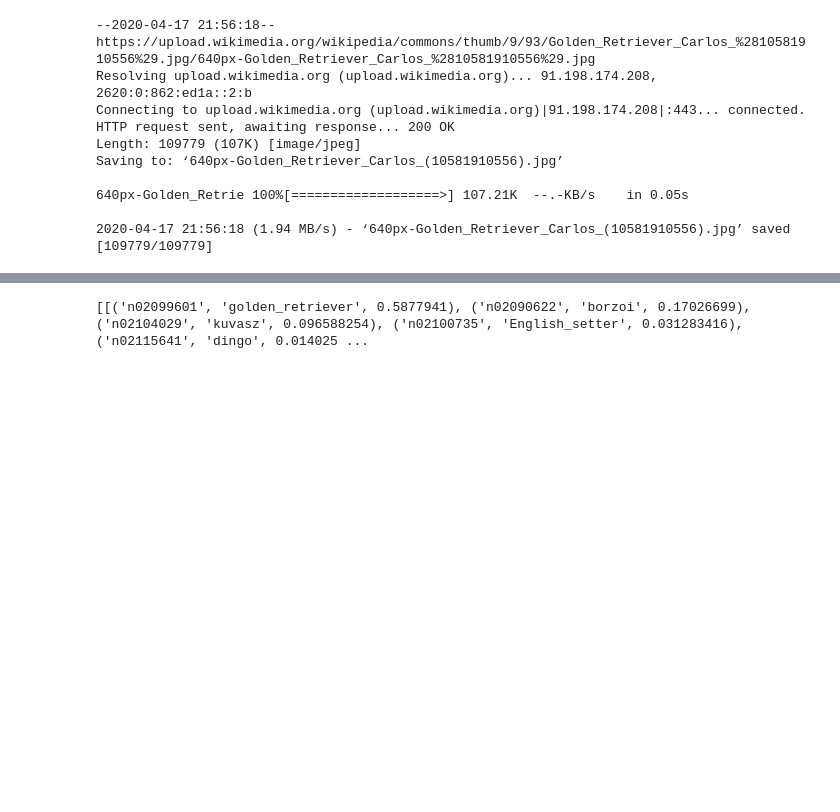
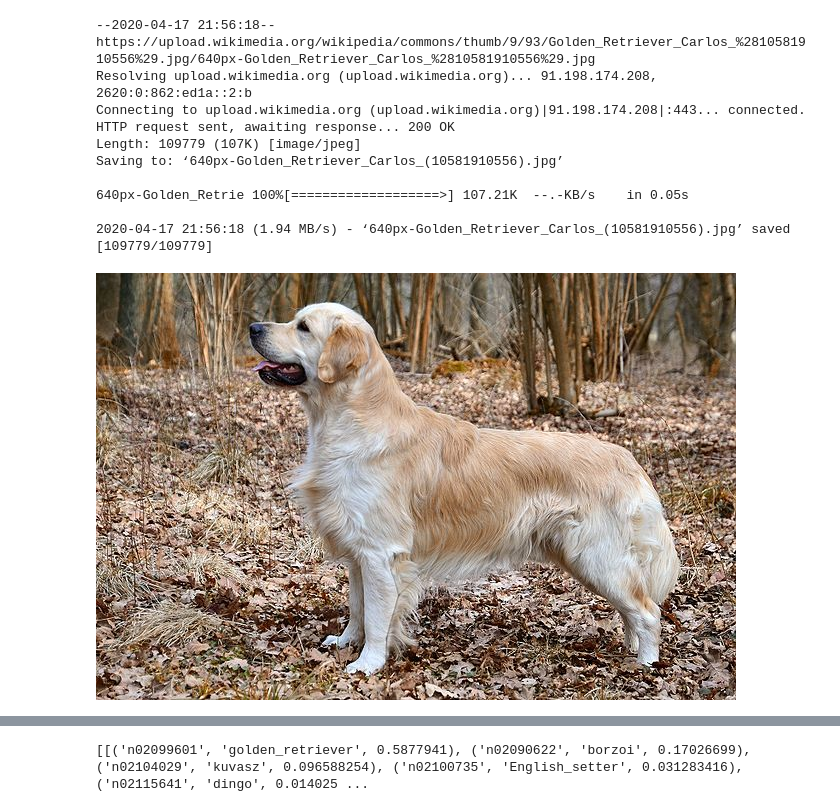
Before and after one commit to bgrt/exercise-students-2020, a Jupyter notebook: 08_DeepLearning/08_DeepLearning.ipynb, the cells around one changed output, grey strips where cells are left out. Cells and saved outputs as stored; diff of their text form; code cells hidden in the pictures; blank space fills up the shorter version.

```diff
--- a/08_DeepLearning/08_DeepLearning.ipynb
+++ b/08_DeepLearning/08_DeepLearning.ipynb
@@ -153,6 +153,11 @@ Saving to: ‘640px-Golden_Retriever_Carlos_(10581910556).jpg’
 640px-Golden_Retrie 100%[===================>] 107.21K  --.-KB/s    in 0.05s
 
 2020-04-17 21:56:18 (1.94 MB/s) - ‘640px-Golden_Retriever_Carlos_(10581910556).jpg’ saved [109779/109779]
+# %%
+from IPython.display import Image
+Image("640px-Golden_Retriever_Carlos_(10581910556).jpg")
+# %% [output]
+[figure, added]
 # %%
 #t-shirt with golden retriever photo
 !wget https://cdn11.bigcommerce.com/s-86394/images/stencil/1280x1280/products/8887/109762/10_3743_web__17480.1525193078.jpg
```
Also changed, not shown: parts of 6 cells of this notebook.
